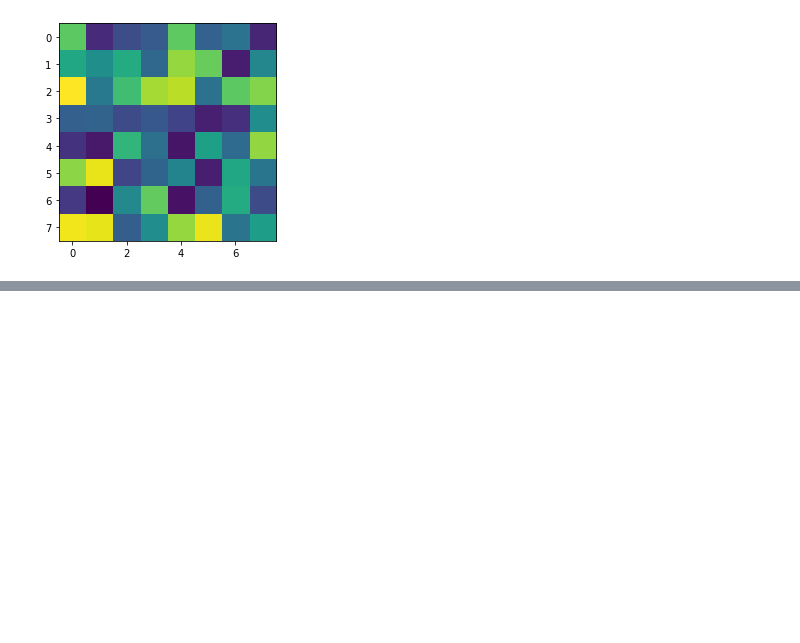
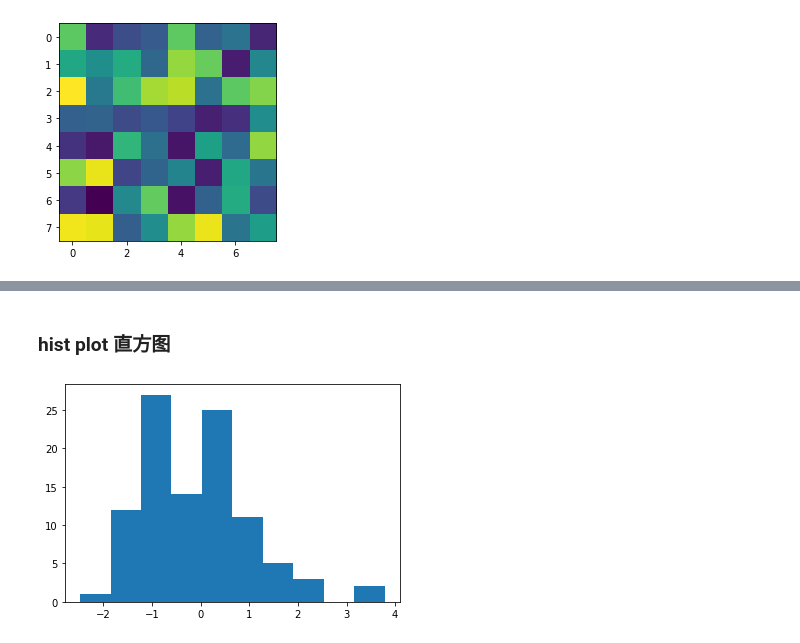
Before and after one commit to pkufubo/matplotlib_cheatsheet_practice, a Jupyter notebook: practice.ipynb, the cells around one changed output, grey strips where cells are left out. Saved outputs shown, nothing was run; the diff lists cells and outputs as text; code cells hidden in the pictures; blank space fills up the shorter version.

```diff
--- a/practice.ipynb
+++ b/practice.ipynb
@@ -58,0 +81,10 @@ fig.show()
+# %% [markdown]
+### hist plot 直方图
+# %%
+Z = np.random.normal(0,1,100)
+
+fig, ax = plt.subplots()
+ax.hist(Z)
+fig.show()
+# %% [output]
+[figure, added]
```
Also changed, not shown: parts of 31 cells of this notebook.
